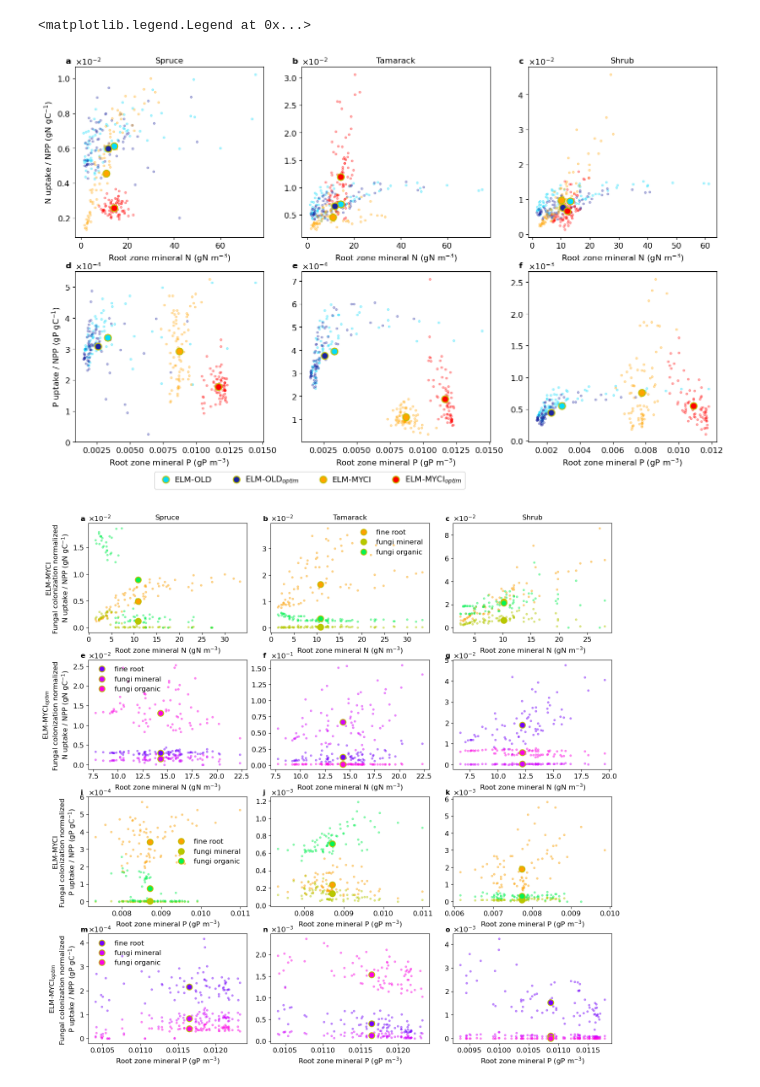
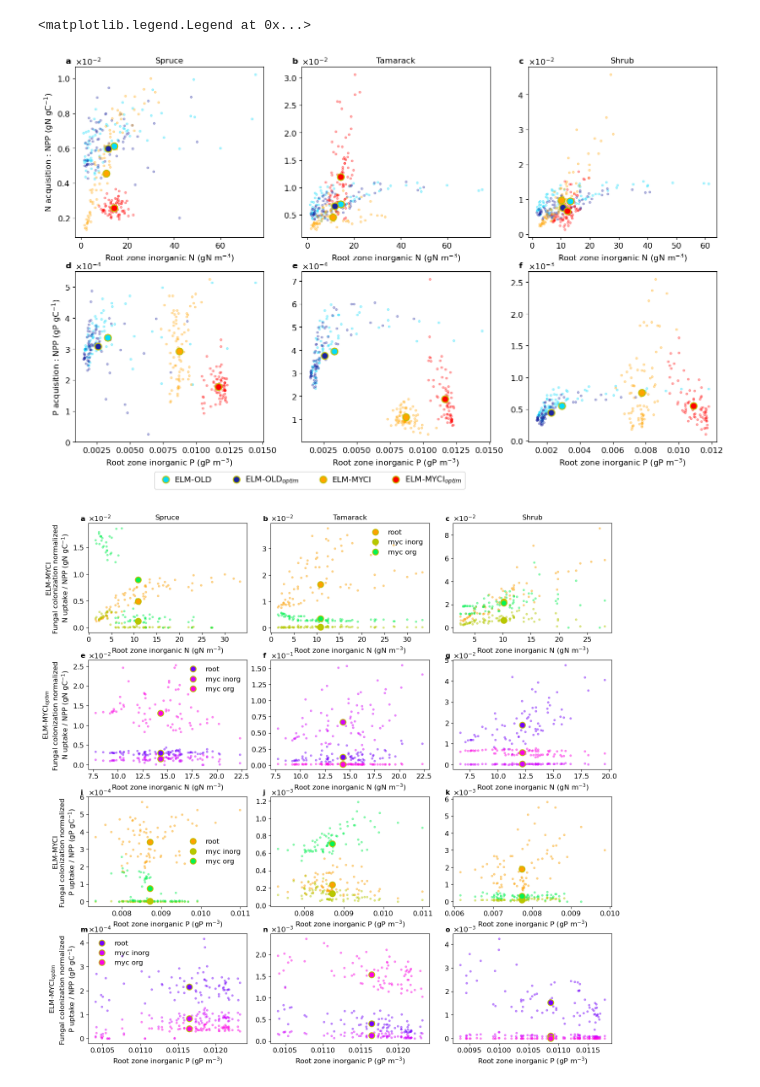
Before and after one commit to ypwong22/elm_nutrients, a Jupyter notebook: plot_model_diagnostics_fungi.ipynb, the cells around one changed output. Cells and saved outputs as stored; diff of their text form; code cells hidden in the pictures.

```diff
--- a/plot_model_diagnostics_fungi.ipynb
+++ b/plot_model_diagnostics_fungi.ipynb
@@ -298,8 +309,7 @@ for u, (PREFIX, color, name) in enumerate(
             # Ensemble simulations
             bottom = np.zeros(collection[PREFIX].shape[0])
             hatches = ['//', '\\\\', 'xxx']
-            for p, (val, hatch) in enumerate(zip(['min froot', 'min fungi', 'org fungi'],
-                                                 hatches)):
+            for p, (val, hatch) in enumerate(zip(['min froot', 'min fungi', 'org fungi'], hatches)):
                 # convert from patch area to plot area
                 temp = collection[PREFIX].loc[:, (nu, pftname, val)] * pft_frac[j] * 365
                 median = temp.values[:, 2]
@@ -331,14 +341,13 @@ for u, (PREFIX, color, name) in enumerate(
             if (u == 0) & (n == 0):
                 ax.set_title(pftname)
             if j == 0:
-                ax.set_ylabel(f'{nu} absorption (g{nu} m' + '$^{-2}$ year$^{-1}$)')
+                ax.set_ylabel(f'{nu} acquisition (g{nu} m' + '$^{-2}$ year$^{-1}$)')
             ax.set_xticks(np.arange(collection[PREFIX].shape[0]) + 0.8*p/3)
             ax.set_xticklabels(xticklabels, rotation = 90)
             ax.text(0.02, 0.95, labs[u*6+n*3+j], fontdict = {'weight': 'bold'},
                     transform = ax.transAxes)
-ax.legend([h1, h2, h3, h4] + h5, ['ELM$_{default}$', 'ELM$_{default,optim}$',
-                                  'ELM$_{nutrient,optim}$', 'ELM$_{nutrient,optim,optim}$'] + \
-            ['fine root', 'fungi mineral', 'fungi organic'], ncol = 4,
-            loc = [-2.5, -0.6])
+ax.legend([h1, h2, h3, h4] + h5,
+          ['ELM$_{default}$', 'ELM$_{default,optim}$', 'ELM$_{nutrient,optim}$', 'ELM$_{nutrient,optim,optim}$'] + \
+          ['PATH$^{root}$', 'PATH$^{myc,inorg}$', 'PATH$^{myc,org}$'], ncol = 4, loc = [-2.5, -0.6])
 # %% [output]
 <matplotlib.legend.Legend at 0x...>
@@ -386,17 +395,17 @@ for j, nu in enumerate(['N','P']):
 
         if i == 0:
             if nu == 'N':
-                ax.set_ylabel(f'{nu} absorption / NPP (g' + nu + ' gC$^{-1}$)')
+                ax.set_ylabel(f'{nu} acquisition : NPP (g' + nu + ' gC$^{-1}$)')
             else:
-                ax.set_ylabel(f'{nu} absorption / NPP (g' + nu + ' gC$^{-1}$)')
+                ax.set_ylabel(f'{nu} acquisition : NPP (g' + nu + ' gC$^{-1}$)')
 
         if j == 0:
             ax.set_title(name)
 
         if nu == 'N':
-            ax.set_xlabel(f'Root zone mineral {nu} (g{nu} ' + 'm$^{-3}$)')
+            ax.set_xlabel(f'Root zone inorganic {nu} (g{nu} ' + 'm$^{-3}$)')
         else:
-            ax.set_xlabel(f'Root zone mineral {nu} (g' + f'{nu} ' + 'm$^{-3}$)')
+            ax.set_xlabel(f'Root zone inorganic {nu} (g' + f'{nu} ' + 'm$^{-3}$)')
         #ax.set_xscale('log')
         #ax.set_yscale('log')
         ax.yaxis.set_major_formatter(ScalarFormatter(useMathText=True))
@@ -452,17 +461,17 @@ for j, nu in enumerate(['N','P']):
 
         if i == 0:
             if nu == 'N':
-                ax.set_ylabel(f'{nu} uptake / NPP (g' + nu + ' gC$^{-1}$)')
+                ax.set_ylabel(f'{nu} acquisition : NPP (g' + nu + ' gC$^{-1}$)')
             else:
-                ax.set_ylabel(f'{nu} uptake / NPP (g' + nu + ' gC$^{-1}$)')
+                ax.set_ylabel(f'{nu} acquisition : NPP (g' + nu + ' gC$^{-1}$)')
 
         if j == 0:
             ax.set_title(name)
 
         if nu == 'N':
-            ax.set_xlabel(f'Root zone mineral {nu} (g{nu} ' + 'm$^{-3}$)')
+            ax.set_xlabel(f'Root zone inorganic {nu} (g{nu} ' + 'm$^{-3}$)')
         else:
-            ax.set_xlabel(f'Root zone mineral {nu} (g' + f'{nu} ' + 'm$^{-3}$)')
+            ax.set_xlabel(f'Root zone inorganic {nu} (g' + f'{nu} ' + 'm$^{-3}$)')
         #ax.set_xscale('log')
         #ax.set_yscale('log')
         ax.yaxis.set_major_formatter(ScalarFormatter(useMathText=True))
@@ -473,7 +482,7 @@ ax.legend(ncol = 4, handletextpad = 0.1, loc = 'upper left',
           bbox_to_anchor = (-2, -0.15))
 # %% [output]
 <matplotlib.legend.Legend at 0x...>
-[figure, old version]
+[figure, new version]
 # %%
 #########################################################################
 # N&P uptake per unit GPP, across temperature and nutrient gradients
@@ -546,19 +555,19 @@ for n, nu in enumerate(['N','P']):
                         alpha = 0.4, zorder = 1)
             ax.plot(sminn_mean, min_cpool_root_mean, 'o',
                     color = clist[0], markersize = 10, markeredgecolor = 'y',
-                    zorder = 3, markeredgewidth = 1.5, label = f'fine root')
+                    zorder = 3, markeredgewidth = 1.5, label = f'root')
             ax.plot(sminn.values.reshape(-1),
                         (min_cpool_fungi).values.reshape(-1), 'o',
                         color = clist[1], markersize = 3,
                         alpha = 0.4, zorder = 1)
             ax.plot(sminn_mean, min_cpool_fungi_mean, 'o',
                     color = clist[1], markersize = 10, markeredgecolor = 'y',
-                    zorder = 3, markeredgewidth = 1.5, label = f'fungi mineral')
+                    zorder = 3, markeredgewidth = 1.5, label = f'myc inorg')
             ax.plot(sminn.values.reshape(-1),
                         (org_cpool).values.reshape(-1), 'o',
                         color = clist[2], markersize = 3,
                         alpha = 0.4, zorder = 1)
-            ax.plot(sminn_mean, org_cpool_mean, 'o', label = f'fungi organic',
+            ax.plot(sminn_mean, org_cpool_mean, 'o', label = f'myc org',
                     color = clist[2], markersize = 10, markeredgecolor = 'y',
                     zorder = 3, markeredgewidth = 1.5)
 
@@ -567,33 +576,33 @@ for n, nu in enumerate(['N','P']):
                     ax.set_ylabel(f'{pname}\nFungal colonization normalized \n{nu} uptake / NPP (g' + nu + ' gC$^{-1}$)')
                 else:
                     ax.set_ylabel(f'{pname}\nFungal colonization normalized \n{nu} uptake / NPP (g' + nu + ' gC$^{-1}$)')
 
             if p == 0 and n == 0:
                 ax.set_title(name)
 
             if nu == 'N':
-                ax.set_xlabel(f'Root zone mineral {nu} (g{nu} ' + 'm$^{-3}$)')
+                ax.set_xlabel(f'Root zone inorganic {nu} (g{nu} ' + 'm$^{-3}$)')
             else:
-                ax.set_xlabel(f'Root zone mineral {nu} (g' + f'{nu} ' + 'm$^{-3}$)')
+                ax.set_xlabel(f'Root zone inorganic {nu} (g' + f'{nu} ' + 'm$^{-3}$)')
 
             if p == 0:
                 if nu == 'N':
                     if i == 1:
                         ax.legend(frameon = False)
                 else:
                     if i == 0:
                         ax.legend(frameon = False)
             else:
                 if i == 0:
                     ax.legend(frameon = False)
 
             #ax.set_xscale('log')
             # ax.set_yscale('log')
             ax.yaxis.set_major_formatter(ScalarFormatter(useMathText=True))
             ax.ticklabel_format(style='sci', axis='y', scilimits=(0,0))
             ##if nu == 'P':
             ##    ax.ticklabel_format(style='sci', axis='x', scilimits=(0,0))
             ax.text(-0.05, 1.02, labs[n*8+p*4+i],
                     fontdict = {'weight': 'bold'}, transform = ax.transAxes)
 # %% [output]
-[figure, old version]
+[figure, new version]
```
Also changed, not shown: parts of 4 cells of this notebook, 5 other files.
